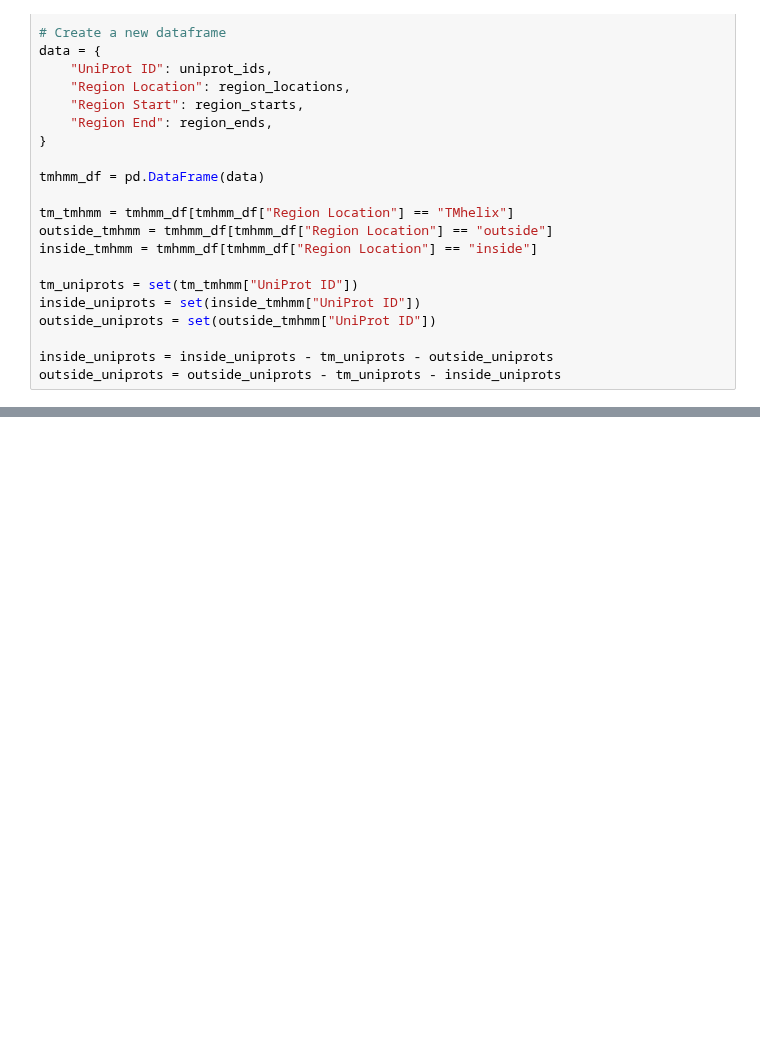
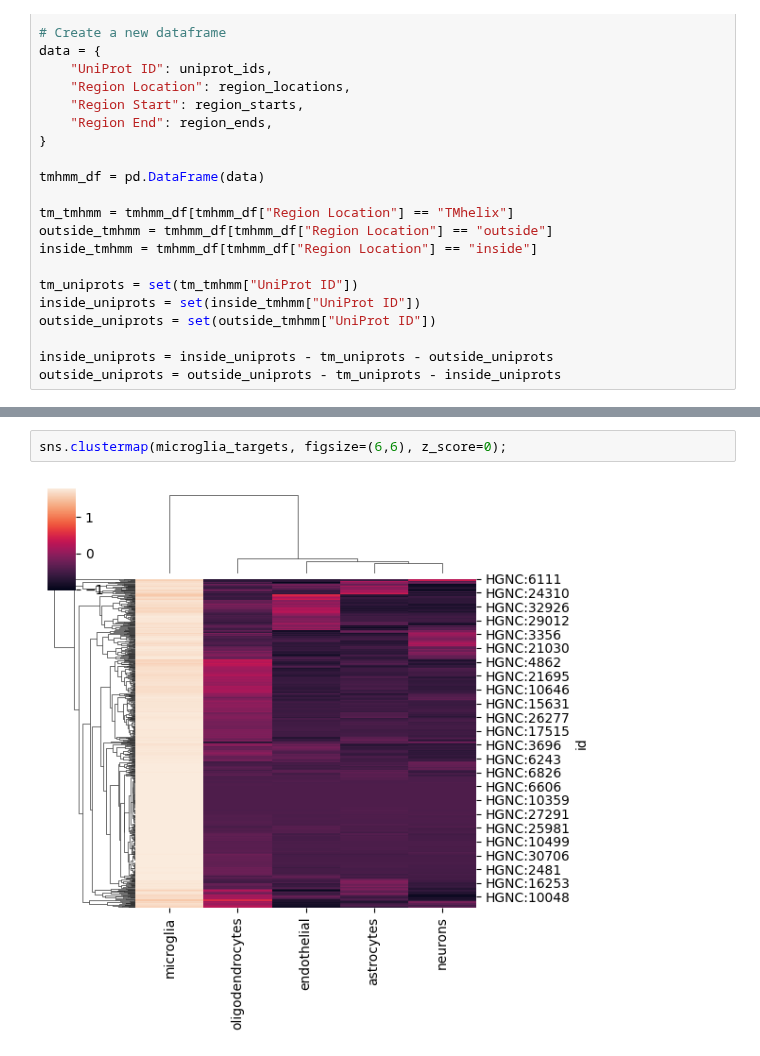
Before and after one commit to Walt-Lab/bdev_mass_spec, a Jupyter notebook: HT_analysis.ipynb, the cells around one changed output, grey strips where cells are left out. Saved outputs shown, nothing was run; the diff lists cells and outputs as text; blank space fills up the shorter version.

```diff
--- a/HT_analysis.ipynb
+++ b/HT_analysis.ipynb
@@ -158,0 +215,4 @@ len(outside_uniprots)
+# %%
+sns.clustermap(microglia_targets, figsize=(6,6), z_score=0);
+# %% [output]
+[figure, added]
```
Also changed, not shown: parts of 18 cells of this notebook.
